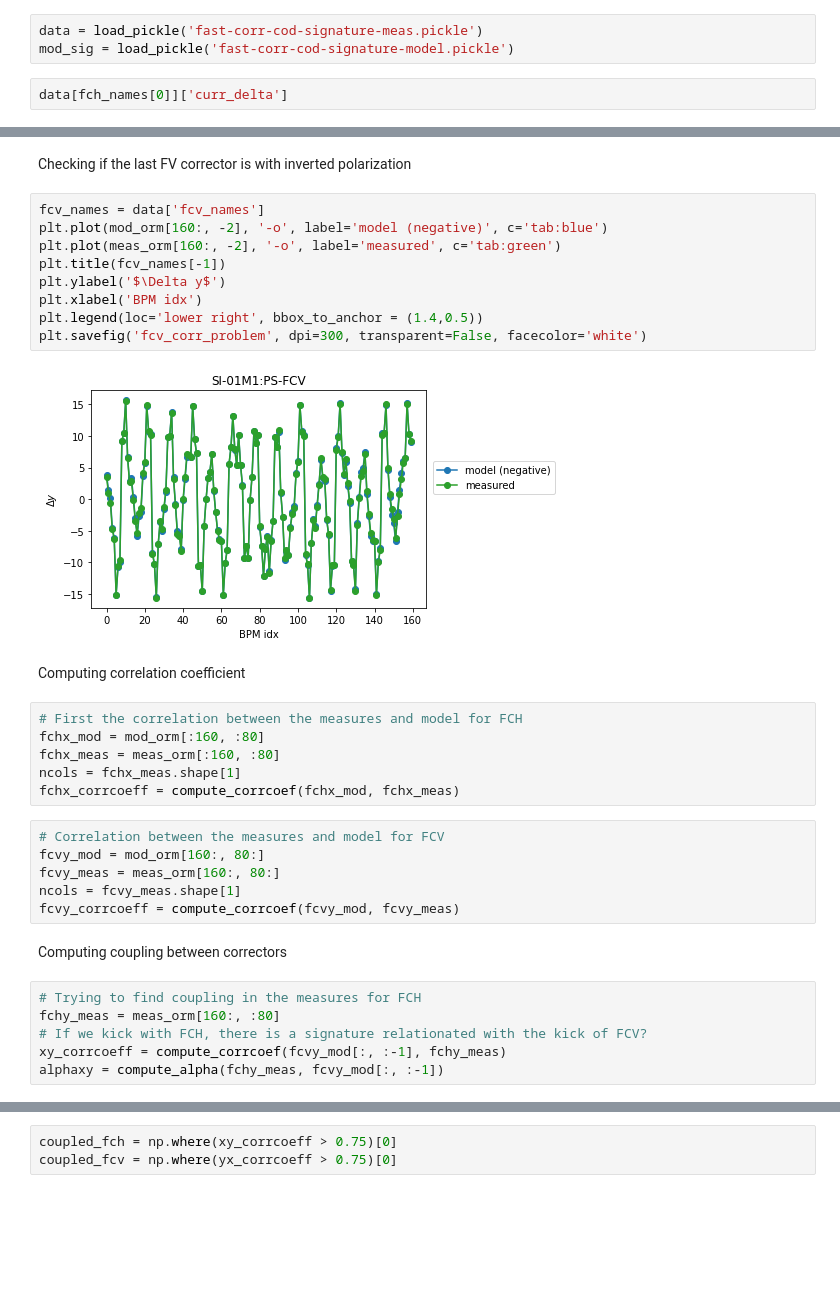
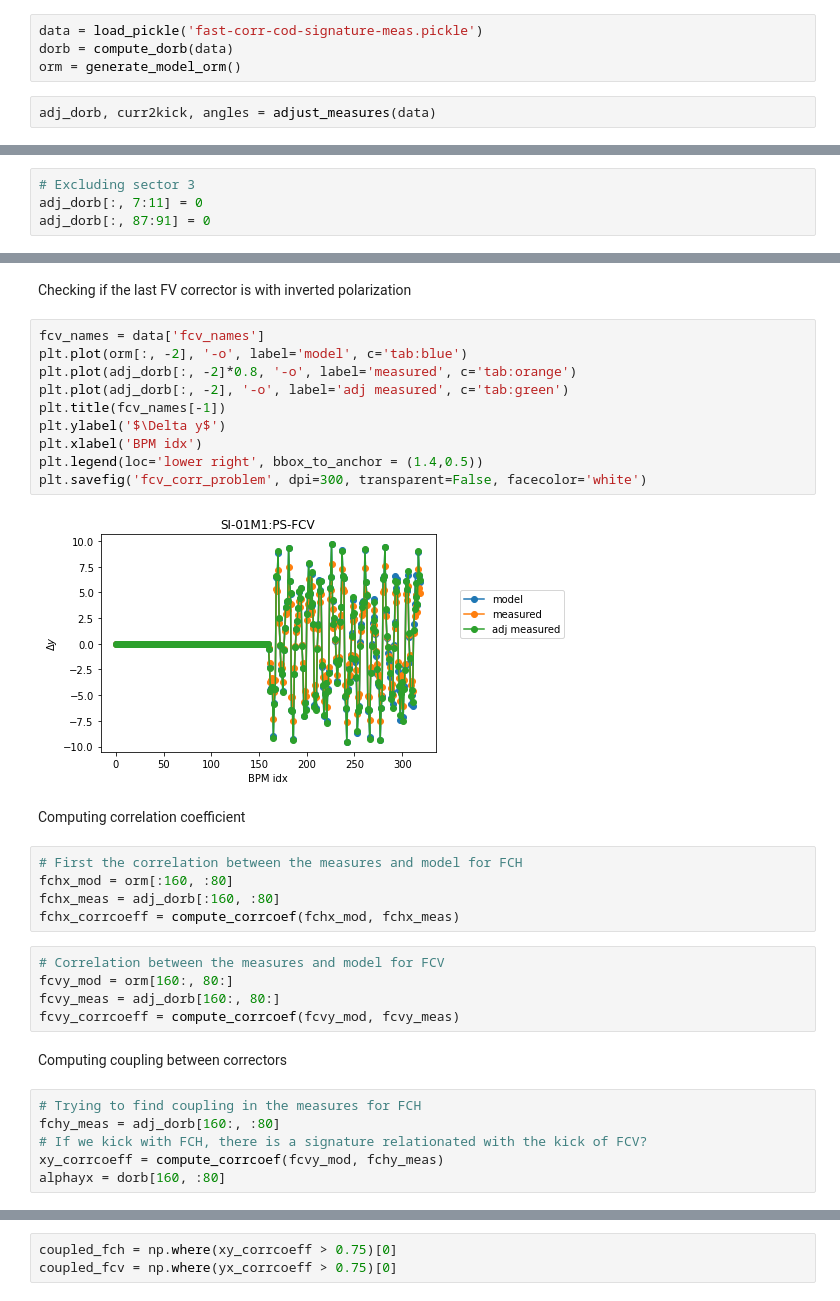
Before and after one commit to lnls-fac/apsuite, a Jupyter notebook: apsuite/fast_correctors/fast_correctors_polarization_measure.ipynb, the cells around one changed output, grey strips where cells are left out. Saved outputs shown, nothing was run; the diff lists cells and outputs as text; blank space fills up the shorter version.

```diff
--- a/apsuite/fast_correctors/fast_correctors_polarization_measure.ipynb
+++ b/apsuite/fast_correctors/fast_correctors_polarization_measure.ipynb
@@ -288,6 +271,7 @@ alpha
 ## Comparing ORM matrices
 # %%
 data = load_pickle('fast-corr-cod-signature-meas.pickle')
-mod_sig = load_pickle('fast-corr-cod-signature-model.pickle')
+dorb = compute_dorb(data)
+orm = generate_model_orm()
 # %%
-data[fch_names[0]]['curr_delta']
+adj_dorb, curr2kick, angles = adjust_measures(data)
@@ -295,0 +278,4 @@ data[fch_names[0]]['curr_delta']
+# %%
+# Excluding sector 3
+adj_dorb[:, 7:11] = 0
+adj_dorb[:, 87:91] = 0
@@ -329,37 +322,36 @@ Text(110, -20, 'FV correctors')
 Checking if the last FV corrector is with inverted polarization
 # %%
 fcv_names = data['fcv_names']
-plt.plot(mod_orm[160:, -2], '-o', label='model (negative)', c='tab:blue')
-plt.plot(meas_orm[160:, -2], '-o', label='measured', c='tab:green')
+plt.plot(orm[:, -2], '-o', label='model', c='tab:blue')
+plt.plot(adj_dorb[:, -2]*0.8, '-o', label='measured', c='tab:orange')
+plt.plot(adj_dorb[:, -2], '-o', label='adj measured', c='tab:green')
 plt.title(fcv_names[-1])
 plt.ylabel('$\Delta y$')
 plt.xlabel('BPM idx')
 plt.legend(loc='lower right', bbox_to_anchor = (1.4,0.5))
 plt.savefig('fcv_corr_problem', dpi=300, transparent=False, facecolor='white')
 # %% [output]
-[figure, old version]
+[figure, new version]
 # %% [markdown]
 Computing correlation coefficient
 # %%
 # First the correlation between the measures and model for FCH
-fchx_mod = mod_orm[:160, :80]
-fchx_meas = meas_orm[:160, :80]
-ncols = fchx_meas.shape[1]
+fchx_mod = orm[:160, :80]
+fchx_meas = adj_dorb[:160, :80]
 fchx_corrcoeff = compute_corrcoef(fchx_mod, fchx_meas)
 # %%
 # Correlation between the measures and model for FCV
-fcvy_mod = mod_orm[160:, 80:]
-fcvy_meas = meas_orm[160:, 80:]
-ncols = fcvy_meas.shape[1]
+fcvy_mod = orm[160:, 80:]
+fcvy_meas = adj_dorb[160:, 80:]
 fcvy_corrcoeff = compute_corrcoef(fcvy_mod, fcvy_meas)
 # %% [markdown]
 Computing coupling between correctors
 # %%
 # Trying to find coupling in the measures for FCH
-fchy_meas = meas_orm[160:, :80]
+fchy_meas = adj_dorb[160:, :80]
 # If we kick with FCH, there is a signature relationated with the kick of FCV?
-xy_corrcoeff = compute_corrcoef(fcvy_mod[:, :-1], fchy_meas)
-alphaxy = compute_alpha(fchy_meas, fcvy_mod[:, :-1])
+xy_corrcoeff = compute_corrcoef(fcvy_mod, fchy_meas)
+alphayx = dorb[160, :80]
 # %%
 fig, ax = plt.subplots(1,2, figsize=(10,6))
 ax[0].plot(xy_corrcoeff)
```
Also changed, not shown: parts of 41 cells of this notebook, 6 other files.
